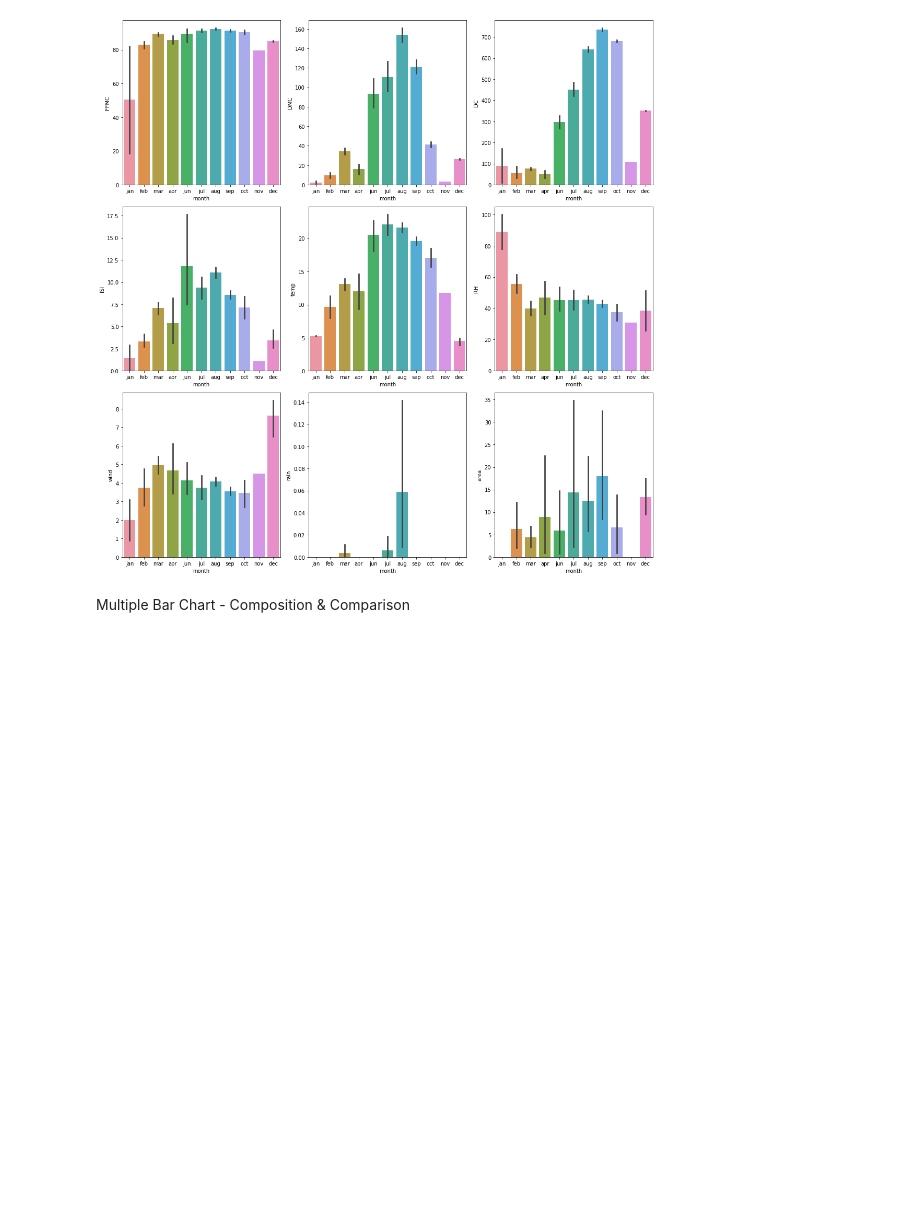
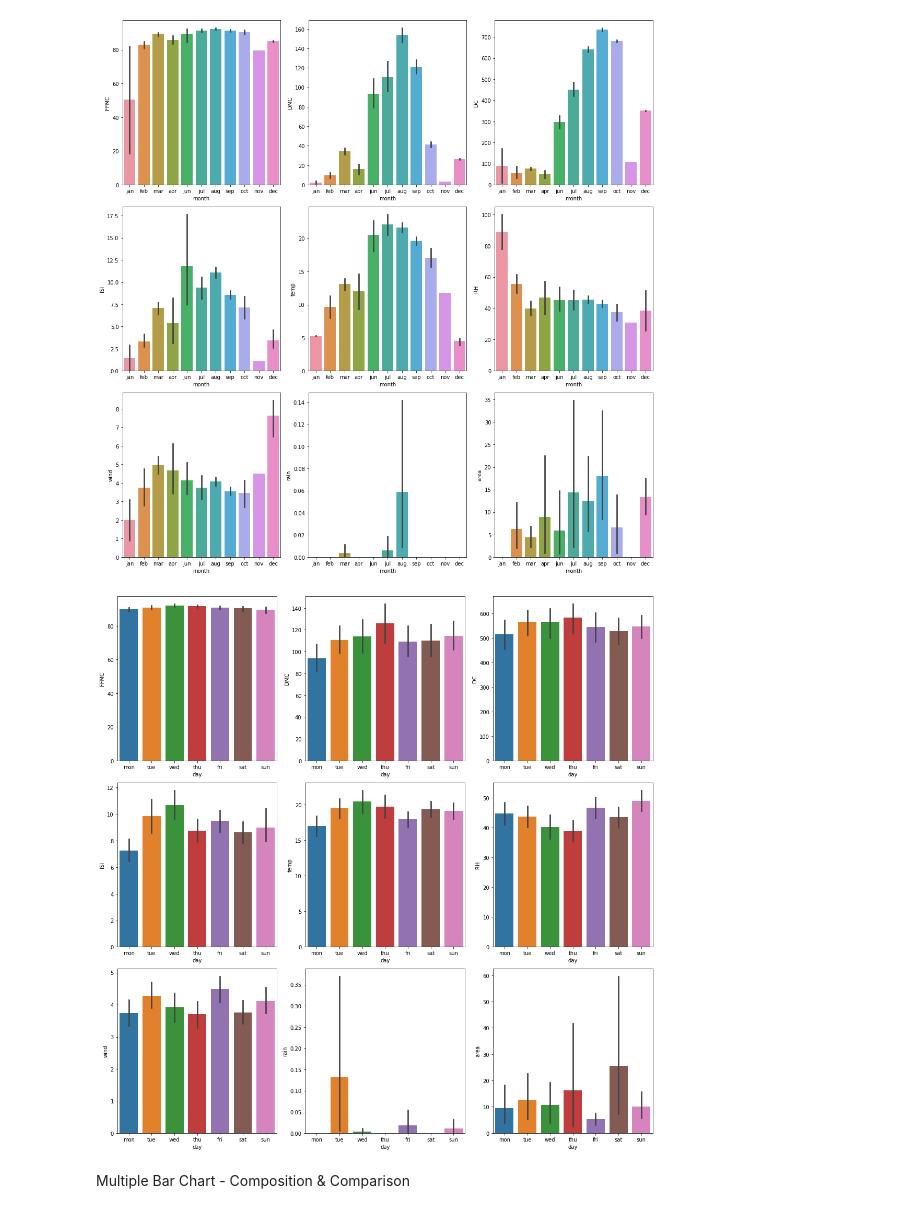
Before and after one commit to MaxZx3000/Forest-Fire, a Jupyter notebook: Final_Project_Forest_Fire_Classifier_(Anthony_Kevin_Oktavius).ipynb, the cells around one changed output. Drawn from its saved outputs; the diff is of its cells as text; code cells hidden in the pictures; blank space fills up the shorter version.

Commit message:
Added Days Comparison with Numerical Fields Code.

```diff
--- a/Final_Project_Forest_Fire_Classifier_(Anthony_Kevin_Oktavius).ipynb
+++ b/Final_Project_Forest_Fire_Classifier_(Anthony_Kevin_Oktavius).ipynb
@@ -195,6 +195,22 @@ for index, field in enumerate(mean_bar_plot_fields):
 plt.tight_layout()
 # %% [output]
 [figure]
+# %%
+figure, axes = plt.subplots(nrows = 3, ncols = 3, figsize = (15, 15))
+axes = axes.flatten()
+
+mean_bar_plot_fields = numerical_variables.copy()
+
+for index, field in enumerate(mean_bar_plot_fields):
+  sns.barplot(data = forest_fire_df,
+              x = day_field,
+              y = field,
+              ax = axes[index],
+              order = ["mon", "tue", "wed", "thu", "fri", "sat", "sun"])
+
+plt.tight_layout()
+# %% [output]
+[figure, added]
 # %% [markdown]
 Multiple Bar Chart - Composition & Comparison
 # %%
```
